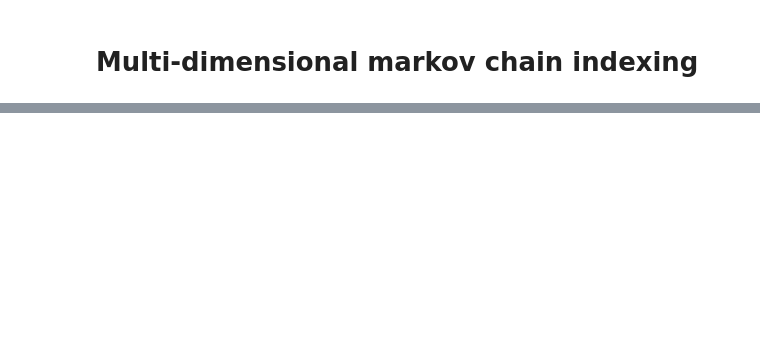
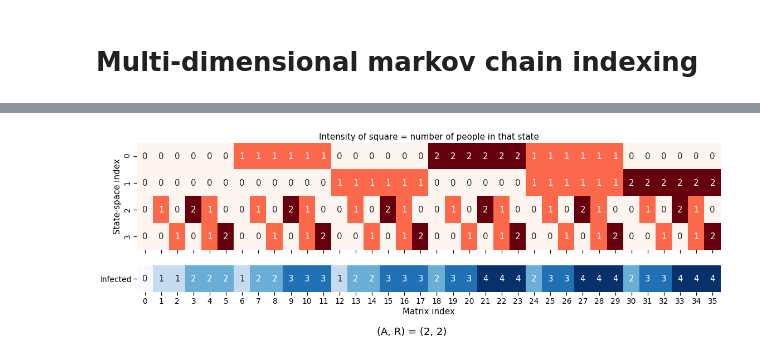
Before and after one commit to bishax/snepits, a Jupyter notebook: notebooks/dev/MC_indexing.ipynb, the cells around one changed output, grey strips where cells are left out. Saved outputs shown, nothing was run; the diff lists cells and outputs as text; code cells hidden in the pictures; blank space fills up the shorter version.

```diff
--- a/notebooks/dev/MC_indexing.ipynb
+++ b/notebooks/dev/MC_indexing.ipynb
@@ -95,0 +117,9 @@ Text(0.5, 1.0, 'Intensity of square == number of people in that state')
+# %%
+Ns = np.array([2, 2])
+R = 2  # Number of infection levels
+A = Ns.size  # Number of demographic levels
+
+X = pd.DataFrame([idx_to_state(i, A, R, Ns) for i in range(barsize(A, R, Ns))]).T
+plot_state_pattern(X, A, R);
+# %% [output]
+[figure, added]
```
Also changed, not shown: parts of 23 cells of this notebook.
